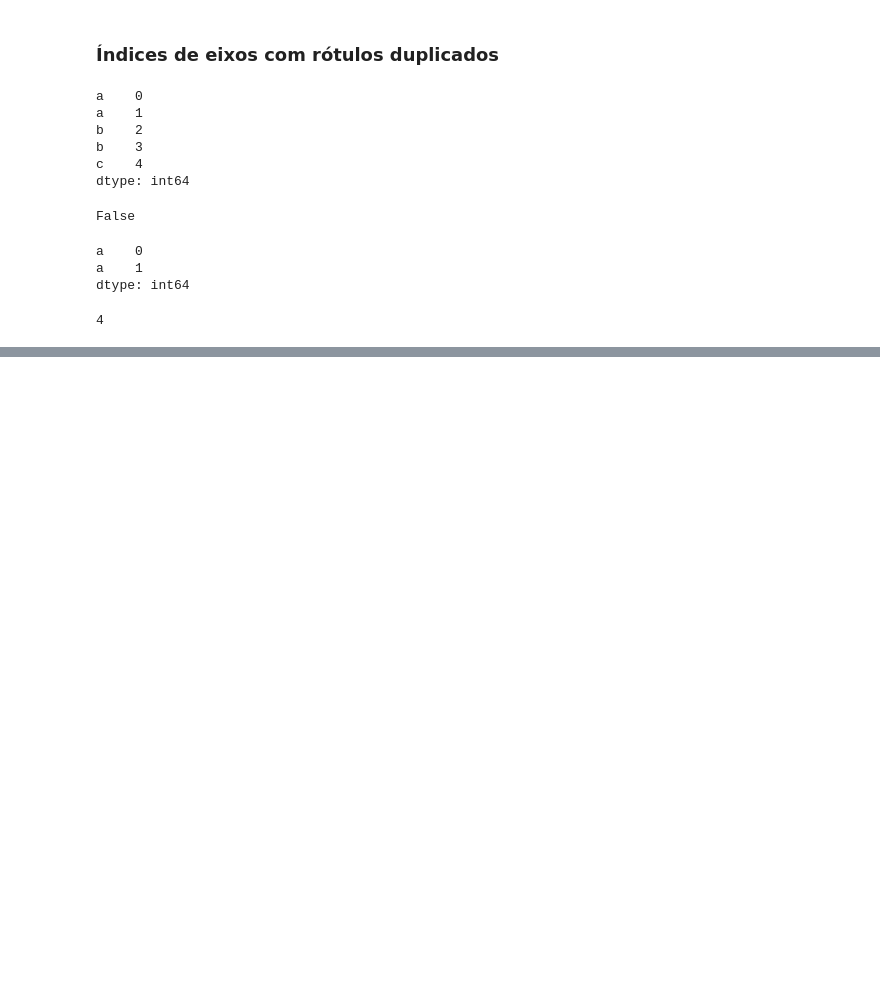
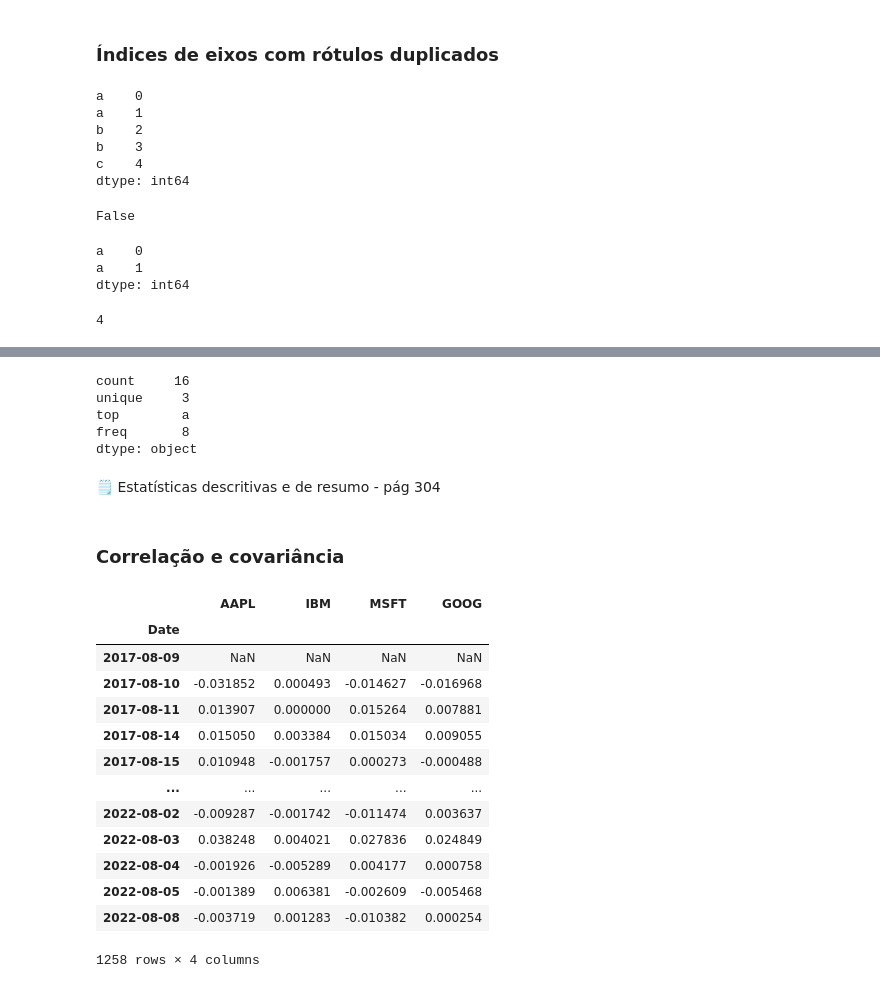
Before and after one commit to saulorcj/anotacoes, a Jupyter notebook: analise de dados/cap5.ipynb, the cells around one changed output, grey strips where cells are left out. Cells and saved outputs as stored; diff of their text form; code cells hidden in the pictures; blank space fills up the shorter version.

```diff
--- a/analise de dados/cap5.ipynb
+++ b/analise de dados/cap5.ipynb
@@ -1331,0 +1414,12 @@ Name: b, dtype: float64
+# %%
+obj.describe()
+# %% [output]
+count     16
+unique     3
+top        a
+freq       8
+dtype: object
+# %% [markdown]
+🗒️ Estatísticas descritivas e de resumo - pág 304
+# %% [markdown]
+### Correlação e covariância
@@ -1331,0 +1428,6 @@ Name: b, dtype: float64
+# %%
+all_data = {ticker: web.get_data_yahoo(ticker)
+            for ticker in ['AAPL', 'IBM', 'MSFT', 'GOOG']}
+# %%
+price = pd.DataFrame({ticker: data['Adj Close']
+                    for ticker, data in all_data.items()})
@@ -1331,0 +1437,18 @@ Name: b, dtype: float64
+# %%
+returns = price.pct_change()
+returns
+# %% [output]
+|  | AAPL | IBM | MSFT | GOOG |
+| Date |  |  |  |  |
+| 2017-08-09 | NaN | NaN | NaN | NaN |
+| 2017-08-10 | -0.031852 | 0.000493 | -0.014627 | -0.016968 |
+| 2017-08-11 | 0.013907 | 0.000000 | 0.015264 | 0.007881 |
+| 2017-08-14 | 0.015050 | 0.003384 | 0.015034 | 0.009055 |
+| 2017-08-15 | 0.010948 | -0.001757 | 0.000273 | -0.000488 |
+| ... | ... | ... | ... | ... |
+| 2022-08-02 | -0.009287 | -0.001742 | -0.011474 | 0.003637 |
+| 2022-08-03 | 0.038248 | 0.004021 | 0.027836 | 0.024849 |
+| 2022-08-04 | -0.001926 | -0.005289 | 0.004177 | 0.000758 |
+| 2022-08-05 | -0.001389 | 0.006381 | -0.002609 | -0.005468 |
+| 2022-08-08 | -0.003719 | 0.001283 | -0.010382 | 0.000254 |
+1258 rows × 4 columns
```
Also changed, not shown: parts of 51 cells of this notebook.
